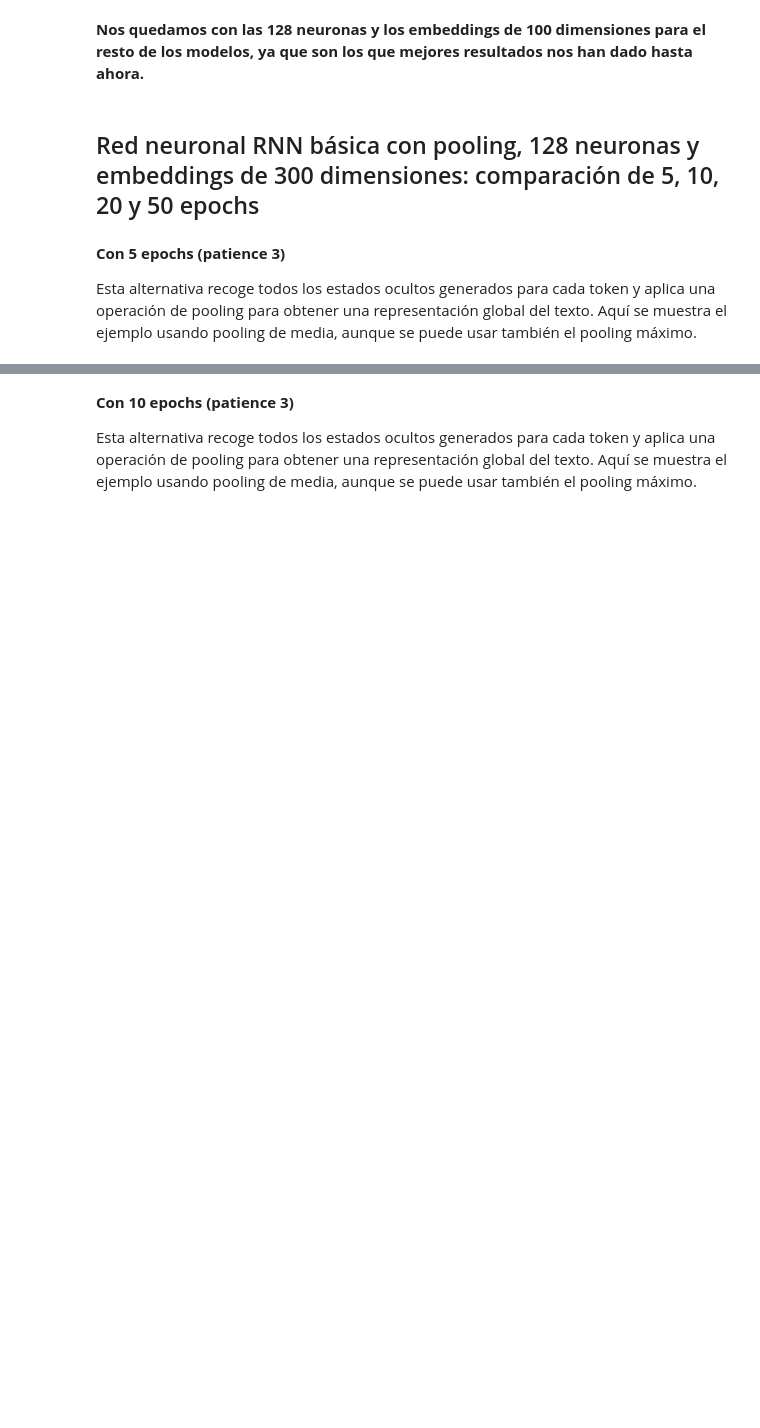
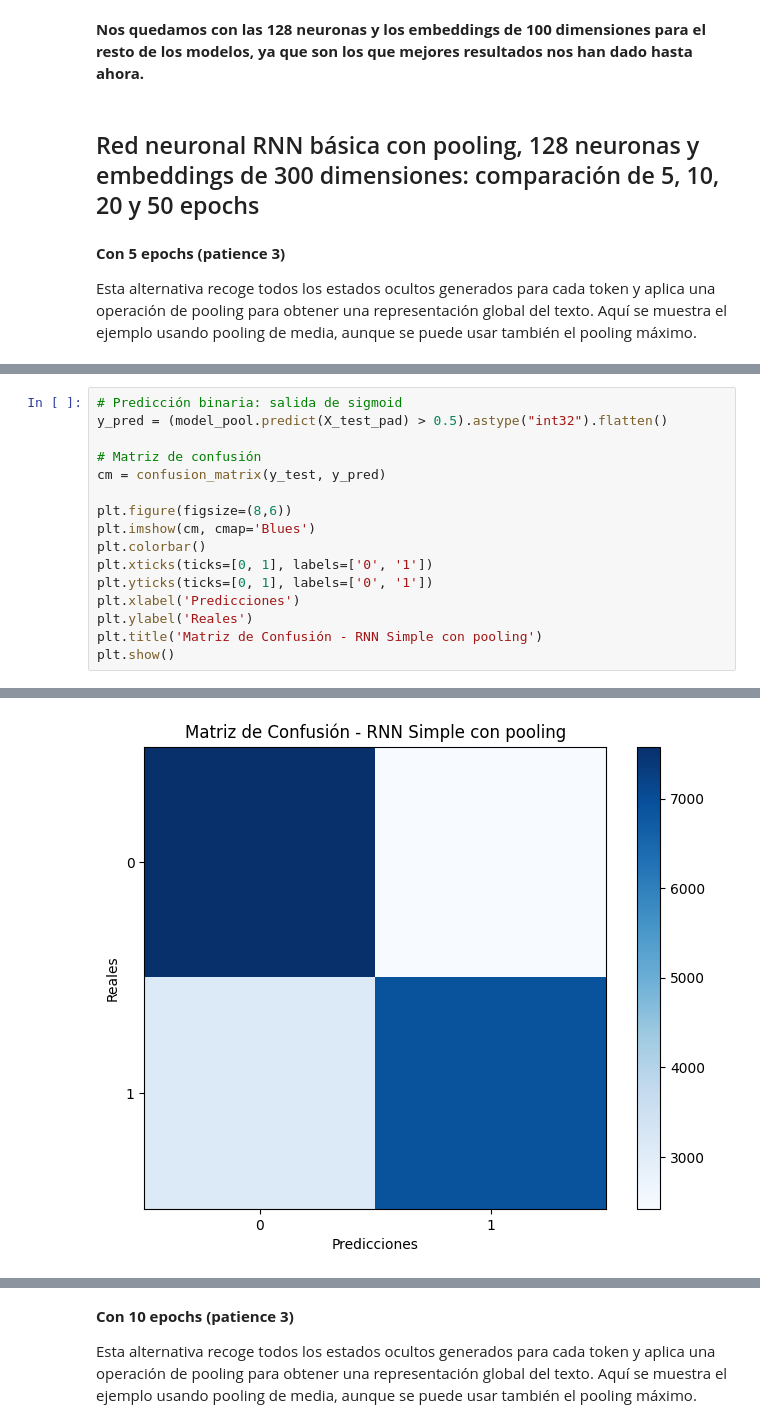
Before and after one commit to ju-mava/analisis-sentimiento-trabajo-final-p3, a Jupyter notebook: A4_Machetti_Vallverdú_Júlia.ipynb, the cells around one changed output, grey strips where cells are left out. Cells and saved outputs as stored; diff of their text form; blank space fills up the shorter version.

```diff
--- a/A4_Machetti_Vallverdú_Júlia.ipynb
+++ b/A4_Machetti_Vallverdú_Júlia.ipynb
@@ -958,0 +1172,17 @@ Esta alternativa recoge todos los estados ocultos generados para cada token y ap
+# %%
+# Predicción binaria: salida de sigmoid
+y_pred = (model_pool.predict(X_test_pad) > 0.5).astype("int32").flatten()
+
+# Matriz de confusión
+cm = confusion_matrix(y_test, y_pred)
+
+plt.figure(figsize=(8,6))
+plt.imshow(cm, cmap='Blues')
+plt.colorbar()
+plt.xticks(ticks=[0, 1], labels=['0', '1'])
+plt.yticks(ticks=[0, 1], labels=['0', '1'])
+plt.xlabel('Predicciones')
+plt.ylabel('Reales')
+plt.title('Matriz de Confusión - RNN Simple con pooling')
+plt.show()
+# %% [output]
@@ -958,0 +1190 @@ Esta alternativa recoge todos los estados ocultos generados para cada token y ap
+[figure, added]
```
Also changed, not shown: parts of 47 cells of this notebook.
